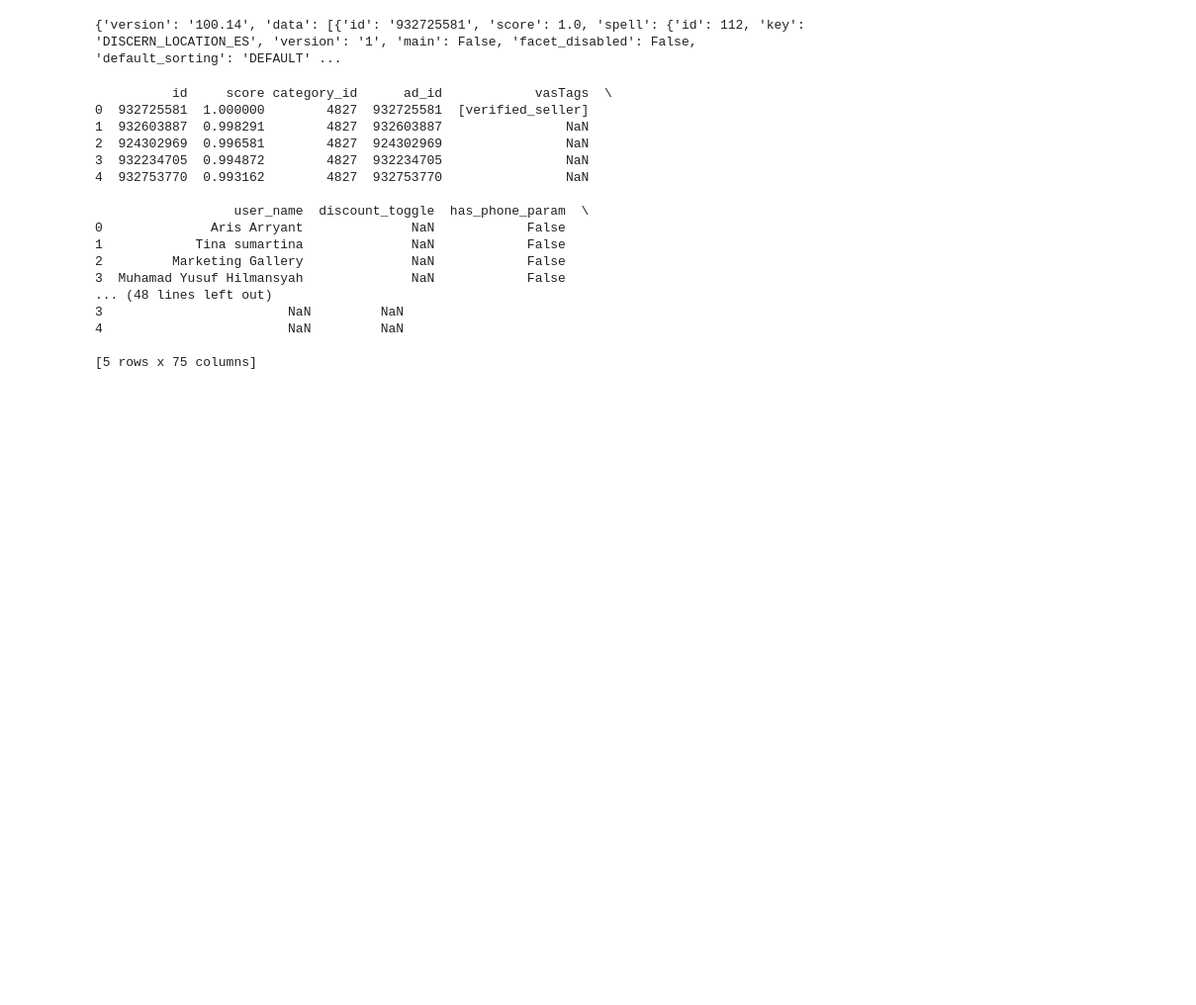
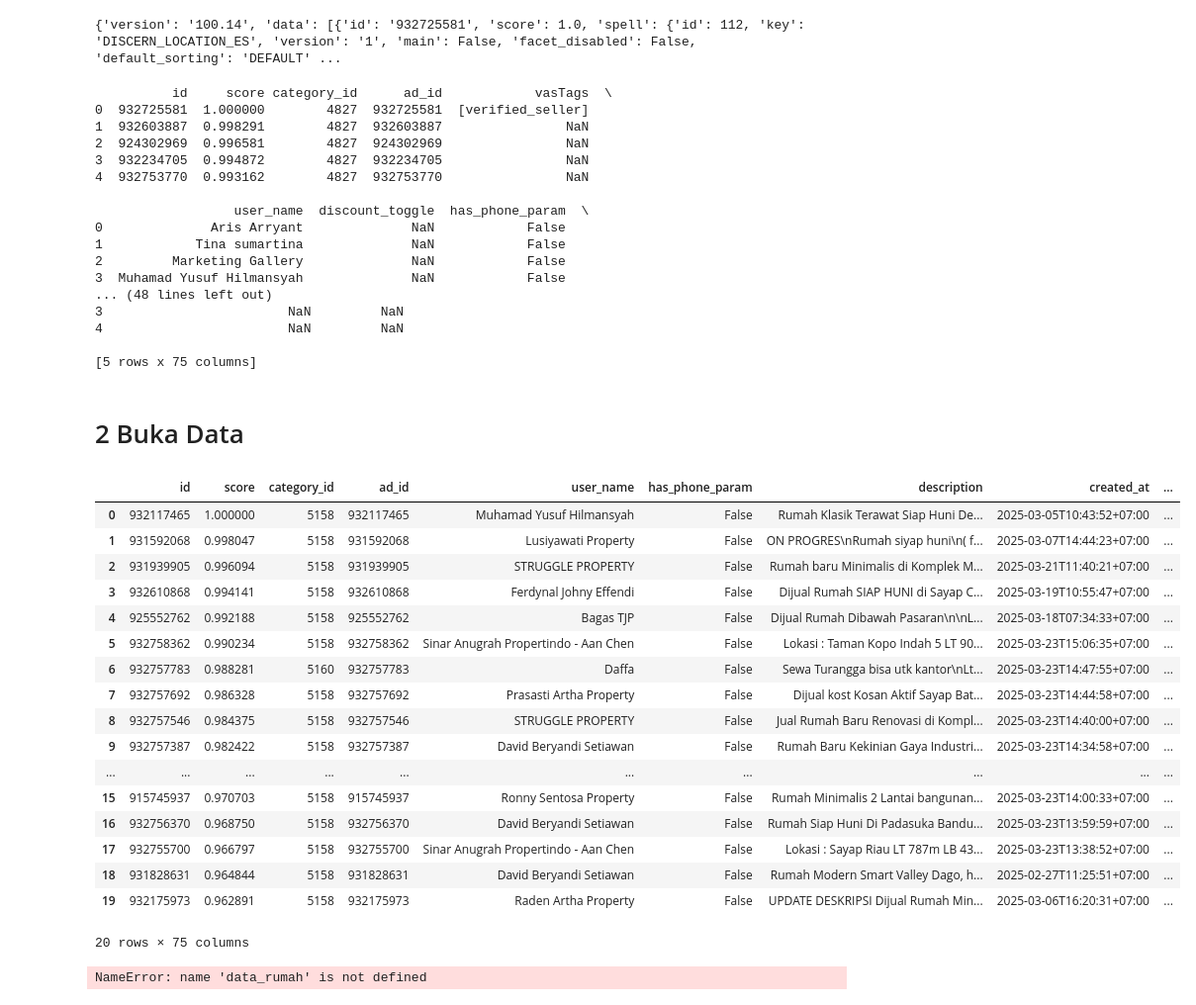
Before and after one commit to artsyhrstn/Rumah-dan-Tanah-Bandung, a Jupyter notebook: cleaning.ipynb, the cells around one changed output. Shown: that part at 99% size. Saved outputs shown, nothing was run; the diff lists cells and outputs as text; code cells hidden in the pictures; blank space fills up the shorter version.

```diff
--- a/cleaning.ipynb
+++ b/cleaning.ipynb
@@ -33,3 +34,31 @@ print(normalized_data.head())
 [5 rows x 75 columns]
 # %%
 normalized_data.to_csv(r'.\\data\\tanah.csv', index=False)
+# %% [markdown]
+# 2 Buka Data
+# %%
+data_rumah = pd.read_csv("data\\rumah.csv")
+data_rumah
+# %% [output]
+|  | id | score | category_id | ad_id | user_name | has_phone_param | description | created_at | ... |
+| 0 | 932117465 | 1.000000 | 5158 | 932117465 | Muhamad Yusuf Hilmansyah | False | Rumah Klasik Terawat Siap Huni De... | 2025-03-05T10:43:52+07:00 | ... |
+| 1 | 931592068 | 0.998047 | 5158 | 931592068 | Lusiyawati Property | False | ON PROGRES\nRumah siyap huni\n( f... | 2025-03-07T14:44:23+07:00 | ... |
+| 2 | 931939905 | 0.996094 | 5158 | 931939905 | STRUGGLE PROPERTY | False | Rumah baru Minimalis di Komplek M... | 2025-03-21T11:40:21+07:00 | ... |
+| 3 | 932610868 | 0.994141 | 5158 | 932610868 | Ferdynal Johny Effendi | False | Dijual Rumah SIAP HUNI di Sayap C... | 2025-03-19T10:55:47+07:00 | ... |
+| 4 | 925552762 | 0.992188 | 5158 | 925552762 | Bagas TJP | False | Dijual Rumah Dibawah Pasaran\n\nL... | 2025-03-18T07:34:33+07:00 | ... |
+| 5 | 932758362 | 0.990234 | 5158 | 932758362 | Sinar Anugrah Propertindo - Aan Chen | False | Lokasi : Taman Kopo Indah 5 LT 90... | 2025-03-23T15:06:35+07:00 | ... |
+| 6 | 932757783 | 0.988281 | 5160 | 932757783 | Daffa | False | Sewa Turangga bisa utk kantor\nLt... | 2025-03-23T14:47:55+07:00 | ... |
+| 7 | 932757692 | 0.986328 | 5158 | 932757692 | Prasasti Artha Property | False | Dijual kost Kosan Aktif Sayap Bat... | 2025-03-23T14:44:58+07:00 | ... |
+| 8 | 932757546 | 0.984375 | 5158 | 932757546 | STRUGGLE PROPERTY | False | Jual Rumah Baru Renovasi di Kompl... | 2025-03-23T14:40:00+07:00 | ... |
+| 9 | 932757387 | 0.982422 | 5158 | 932757387 | David Beryandi Setiawan | False | Rumah Baru Kekinian Gaya Industri... | 2025-03-23T14:34:58+07:00 | ... |
+| ... | ... | ... | ... | ... | ... | ... | ... | ... | ... |
+| 15 | 915745937 | 0.970703 | 5158 | 915745937 | Ronny Sentosa Property | False | Rumah Minimalis 2 Lantai bangunan... | 2025-03-23T14:00:33+07:00 | ... |
+| 16 | 932756370 | 0.968750 | 5158 | 932756370 | David Beryandi Setiawan | False | Rumah Siap Huni Di Padasuka Bandu... | 2025-03-23T13:59:59+07:00 | ... |
+| 17 | 932755700 | 0.966797 | 5158 | 932755700 | Sinar Anugrah Propertindo - Aan Chen | False | Lokasi : Sayap Riau LT 787m LB 43... | 2025-03-23T13:38:52+07:00 | ... |
+| 18 | 931828631 | 0.964844 | 5158 | 931828631 | David Beryandi Setiawan | False | Rumah Modern Smart Valley Dago, h... | 2025-02-27T11:25:51+07:00 | ... |
+| 19 | 932175973 | 0.962891 | 5158 | 932175973 | Raden Artha Property | False | UPDATE DESKRIPSI Dijual Rumah Min... | 2025-03-06T16:20:31+07:00 | ... |
+20 rows × 75 columns
+# %%
+data_rumah
+# %% [output]
+NameError: name 'data_rumah' is not defined
```
Also changed, not shown: parts of 1 cell of this notebook, 6 other files.
